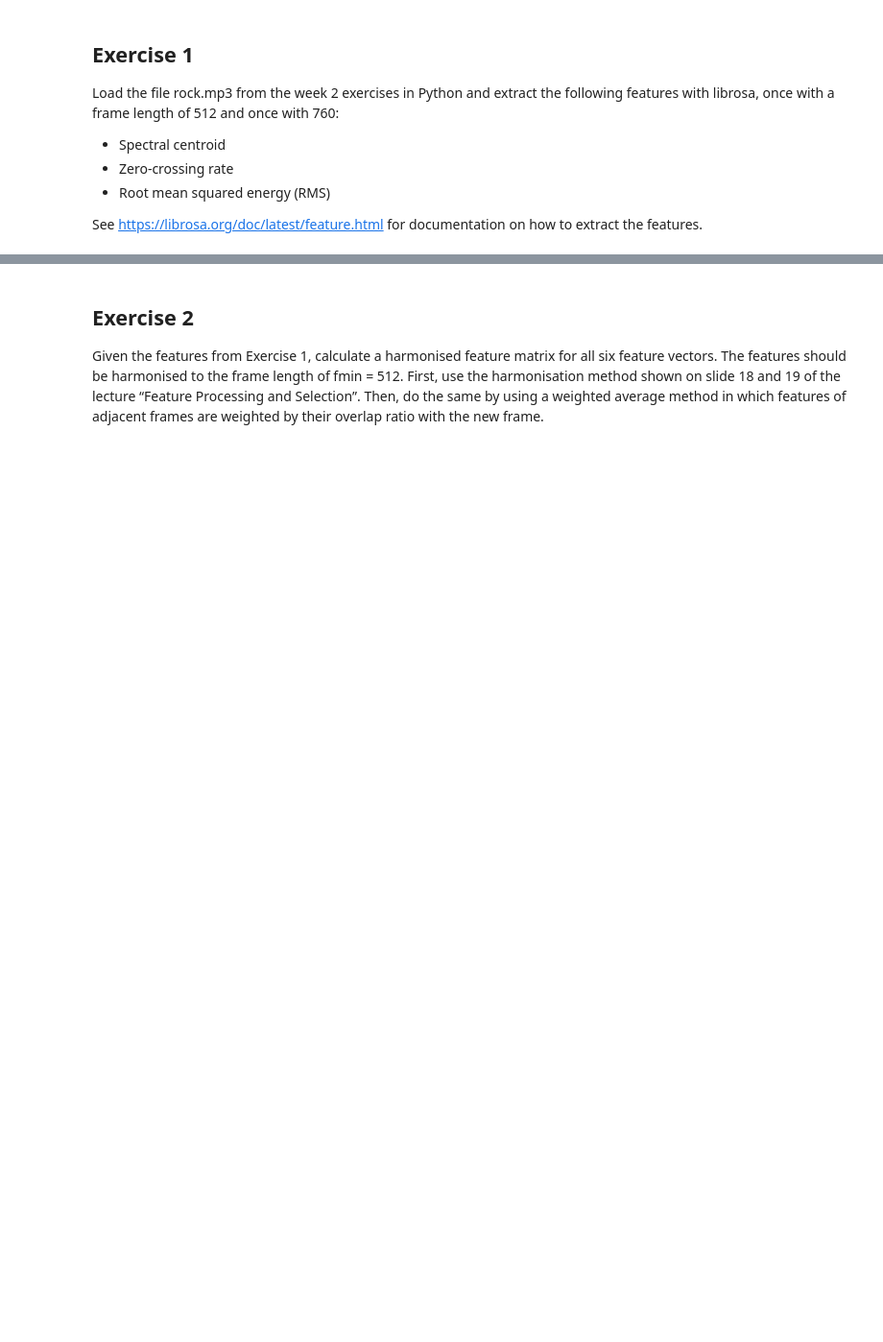
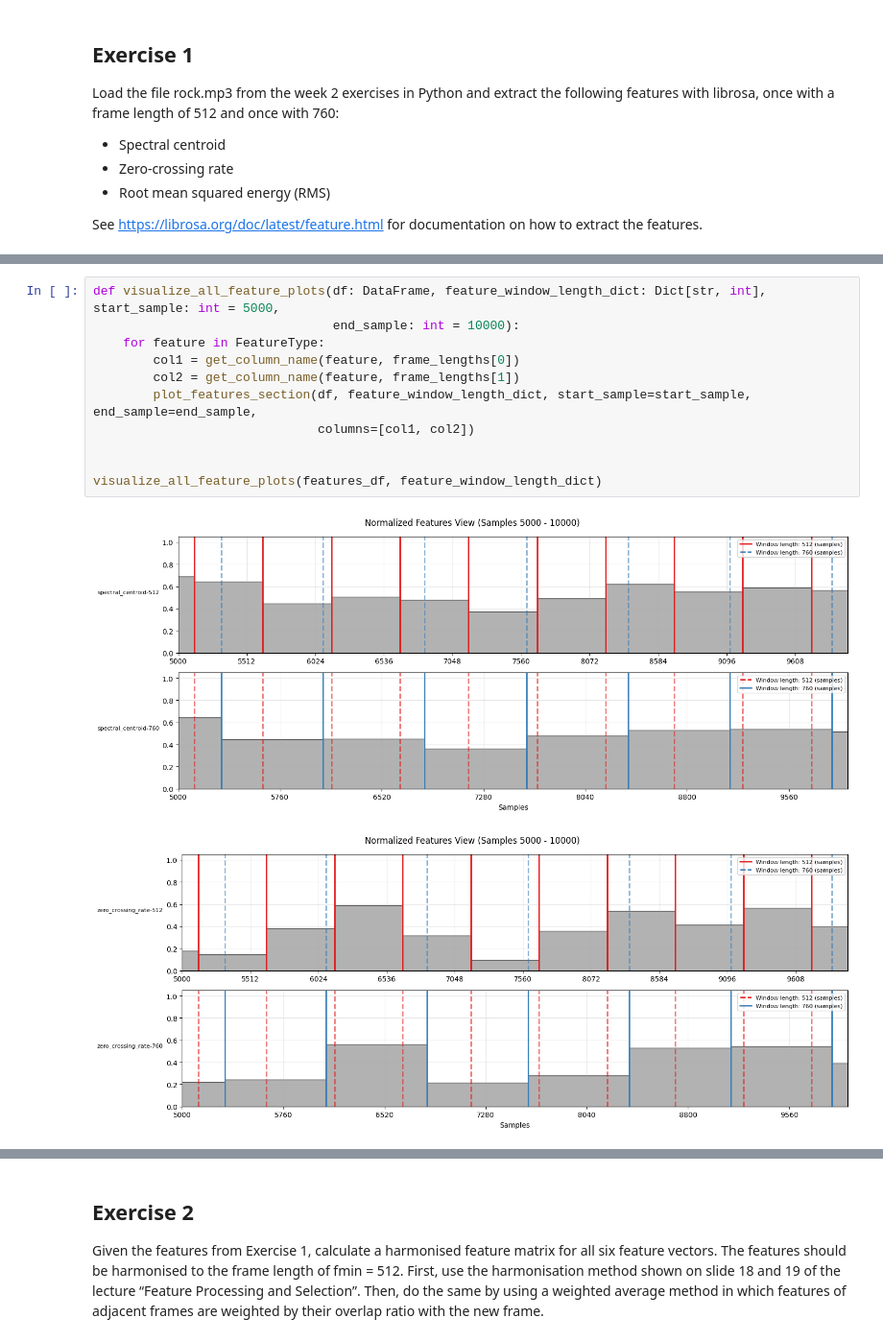
Before and after one commit to martijuanola/RWTH-AIiM, a Jupyter notebook: exercices/e4/e4-main.ipynb, the cells around one changed output, grey strips where cells are left out. Shown: that part at 96% size. Saved outputs shown, nothing was run; the diff lists cells and outputs as text; blank space fills up the shorter version.

Commit message:
[E4] - first iteration of plots to visualize features with feature windows

```diff
--- a/exercices/e4/e4-main.ipynb
+++ b/exercices/e4/e4-main.ipynb
@@ -113,0 +214,14 @@ Extracting features with frame length: 760
+# %%
+def visualize_all_feature_plots(df: DataFrame, feature_window_length_dict: Dict[str, int], start_sample: int = 5000,
+                                end_sample: int = 10000):
+    for feature in FeatureType:
+        col1 = get_column_name(feature, frame_lengths[0])
+        col2 = get_column_name(feature, frame_lengths[1])
+        plot_features_section(df, feature_window_length_dict, start_sample=start_sample, end_sample=end_sample,
+                              columns=[col1, col2])
+
+
+visualize_all_feature_plots(features_df, feature_window_length_dict)
+# %% [output]
+[figure, added]
+[figure, added]
```
Also changed, not shown: parts of 14 cells of this notebook.
